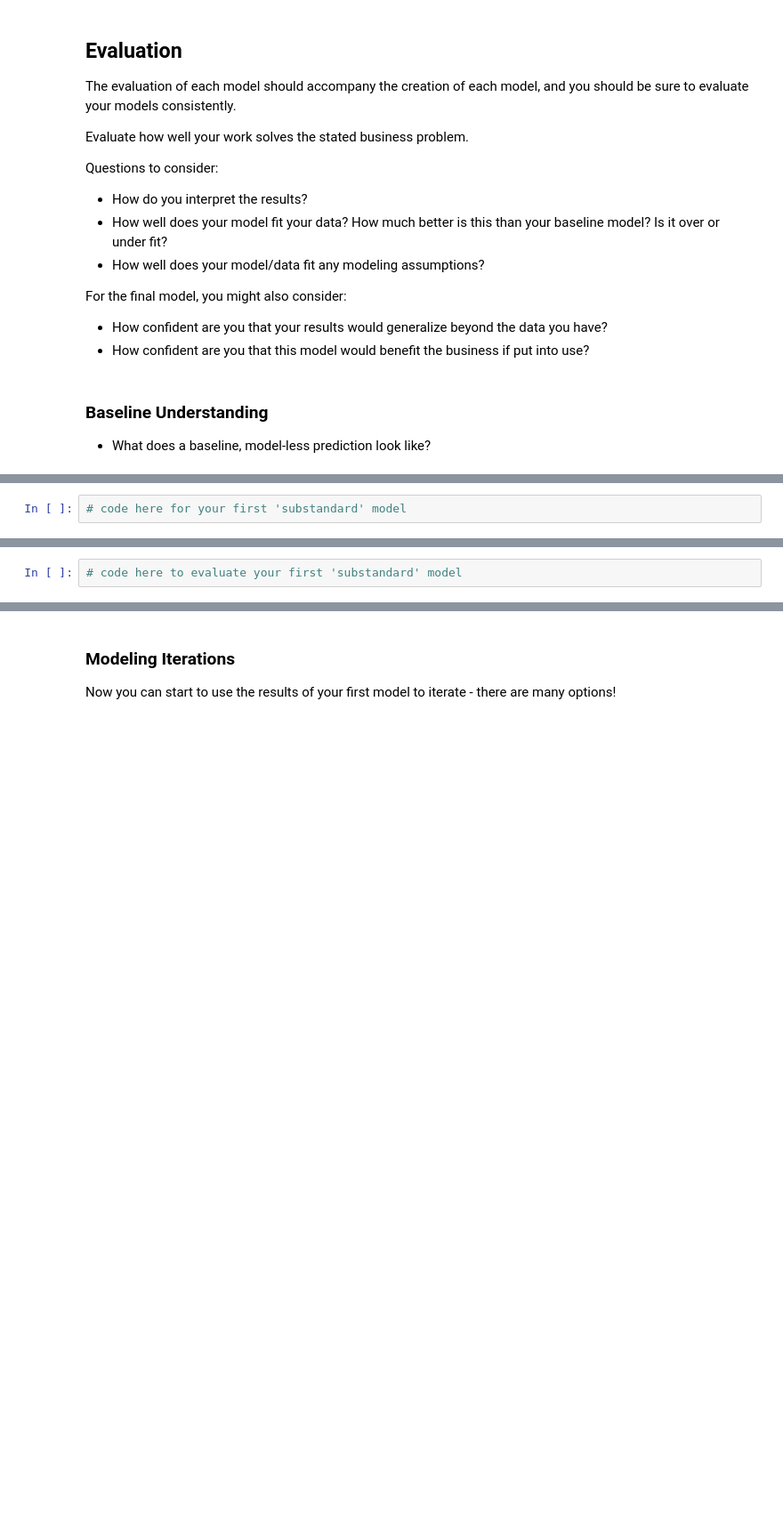
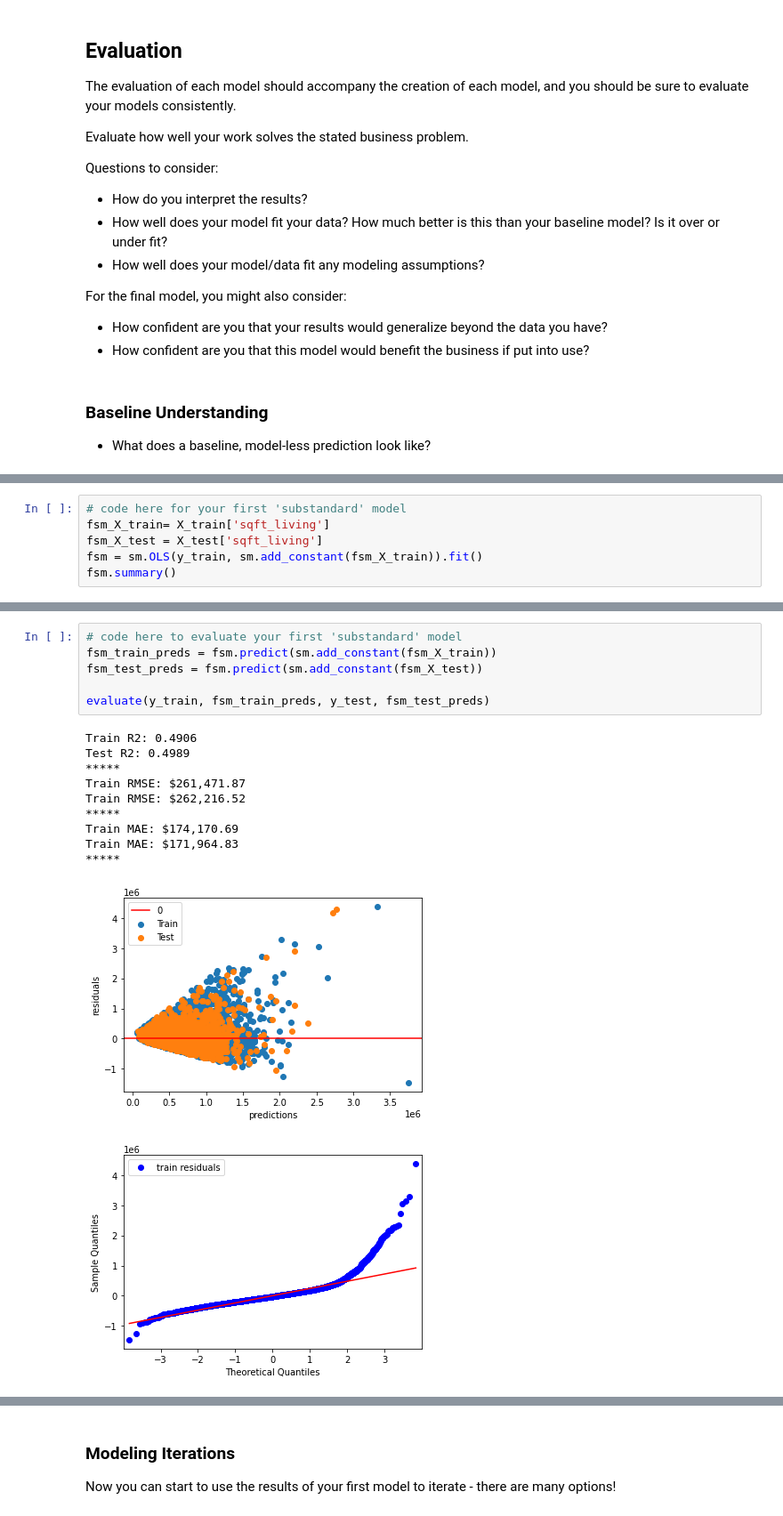
Before and after one commit to garrettwilliams90/Housing_Analysis, a Jupyter notebook: TeamBrass.ipynb, the cells around one changed output, grey strips where cells are left out. Shown at 89% size. Saved outputs shown, nothing was run; the diff lists cells and outputs as text; blank space fills up the shorter version.

```diff
--- a/TeamBrass.ipynb
+++ b/TeamBrass.ipynb
@@ -592,3 +790,7 @@ For the final model, you might also consider:
 Before going too far down the data preparation rabbit hole, be sure to check your work against a first 'substandard' model! What is the easiest way for you to find out how hard your problem is?
 # %%
 # code here for your first 'substandard' model
+fsm_X_train= X_train['sqft_living']
+fsm_X_test = X_test['sqft_living']
+fsm = sm.OLS(y_train, sm.add_constant(fsm_X_train)).fit()
+fsm.summary()
@@ -595,2 +819,18 @@ Before going too far down the data preparation rabbit hole, be sure to check you
 # %%
 # code here to evaluate your first 'substandard' model
+fsm_train_preds = fsm.predict(sm.add_constant(fsm_X_train))
+fsm_test_preds = fsm.predict(sm.add_constant(fsm_X_test))
+
+evaluate(y_train, fsm_train_preds, y_test, fsm_test_preds)
+# %% [output]
+Train R2: 0.4906
+Test R2: 0.4989
+*****
+Train RMSE: $261,471.87
+Train RMSE: $262,216.52
+*****
+Train MAE: $174,170.69
+Train MAE: $171,964.83
+*****
+[figure, added]
+[figure, added]
```
Also changed, not shown: parts of 21 cells of this notebook.
